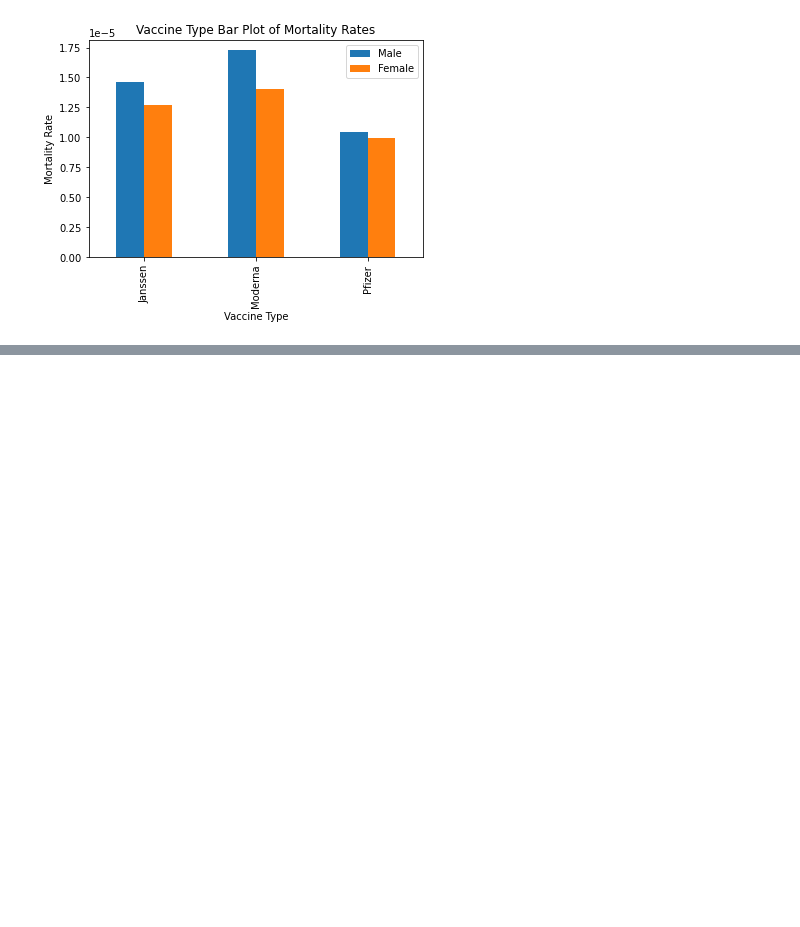
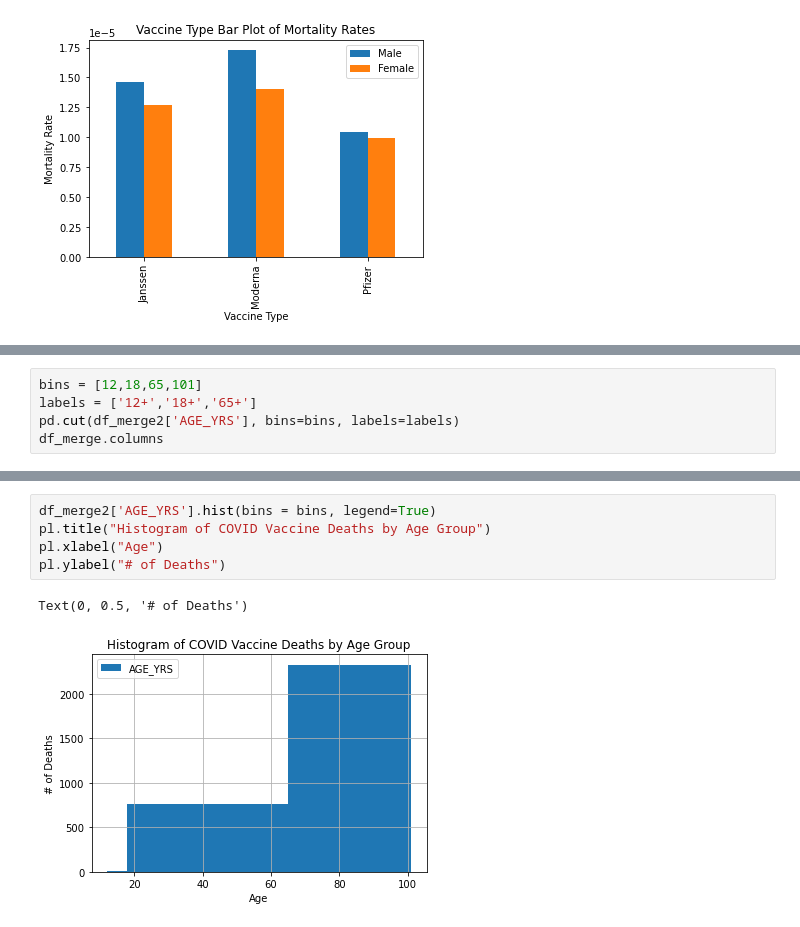
Before and after one commit to DataTortuga/COVID19-Vaccine-Analysis, a Jupyter notebook: Data_Cleaning/COVID19_VACCINE_ADMIN.ipynb, the cells around one changed output, grey strips where cells are left out. Cells and saved outputs as stored; diff of their text form; blank space fills up the shorter version.

```diff
--- a/Data_Cleaning/COVID19_VACCINE_ADMIN.ipynb
+++ b/Data_Cleaning/COVID19_VACCINE_ADMIN.ipynb
@@ -265,0 +309,5 @@ mortality_df.groupby(['Vaccine Type']).sum()
+# %%
+bins = [12,18,65,101]
+labels = ['12+','18+','65+']
+pd.cut(df_merge2['AGE_YRS'], bins=bins, labels=labels)
+df_merge.columns
@@ -265,0 +332,8 @@ mortality_df.groupby(['Vaccine Type']).sum()
+# %%
+df_merge2['AGE_YRS'].hist(bins = bins, legend=True)
+pl.title("Histogram of COVID Vaccine Deaths by Age Group")
+pl.xlabel("Age")
+pl.ylabel("# of Deaths")
+# %% [output]
+Text(0, 0.5, '# of Deaths')
+[figure, added]
```
Also changed, not shown: parts of 17 cells of this notebook, 1 other file.
